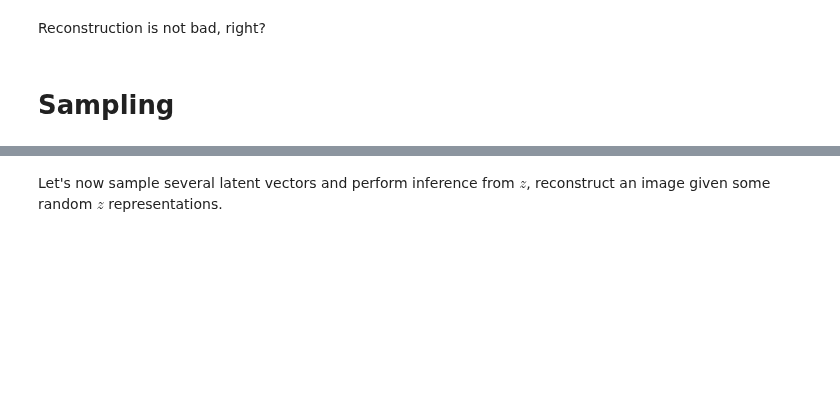
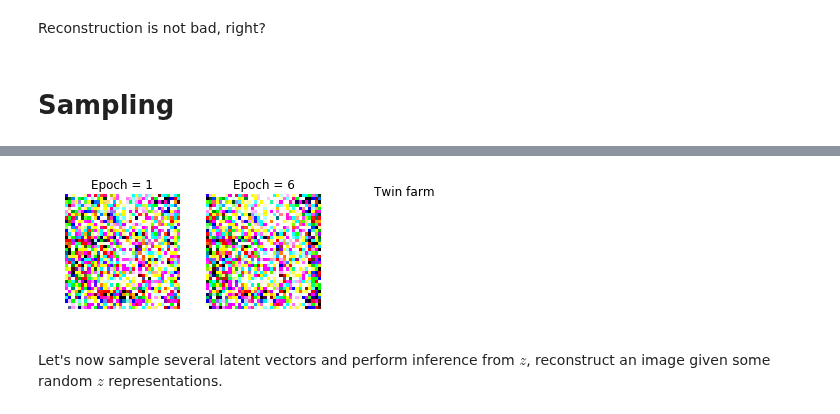
Before and after one commit to SomeoneSerge/skt_deeplearning, a Jupyter notebook: HW3/homework03_part2_vae_advanced.ipynb, the cells around one changed output, grey strips where cells are left out. Cells and saved outputs as stored; diff of their text form; code cells hidden in the pictures; blank space fills up the shorter version.

```diff
--- a/HW3/homework03_part2_vae_advanced.ipynb
+++ b/HW3/homework03_part2_vae_advanced.ipynb
@@ -114,0 +191,37 @@ optimizer = optim.Adam(autoencoder.parameters())
+# %%
+# Train your autoencoder
+# Visualize progress in reconstruction and loss decay
+
+import tensorboardX
+
+def opt_step_aenc(net, opt, loss, x, label):
+    net.train()
+    x = x.to(DEVICE)
+    # y = y.to(DEVICE)
+    opt.zero_grad()
+    xhat, z = net(x)
+    L = loss(xhat, x)
+    L.backward()
+    opt.step()
+    return L.item()
+
+def epoch_aenc(net, opt, loss, data):
+    for x, y in data:
+        yield ('loss', opt_step_aenc(net, opt, loss, x, y))
+
+def train_aenc(experiment_name, net, opt, loss, data_train, data_test, n_epochs):
+    tensorboard = tensorboardX.SummaryWriter(f'vae_runs/{experiment_name}')
+    mse = torch.nn.MSELoss()
+    def metric(net, data):
+        mses = []
+        net.eval()
+        with torch.no_grad():
+            for x, label in data:
+                x = x.to(DEVICE)
+                mses.append(mse(net(x)[0], x).item())
+        return np.mean(mses)
+
+    for e in range(n_epochs):
+        for i, (scalar_name, scalar_val) in enumerate(epoch_aenc(net, opt, loss, data_train)):
+            tensorboard.add_scalar(scalar_name, scalar_val, i)
+        tensorboard.add_scalar('evaluation', metric(net, data_test), e)
@@ -114,0 +230,2 @@ optimizer = optim.Adam(autoencoder.parameters())
+# %%
+train_aenc('fc3', autoencoder, optimizer, criterion, train_loader, val_loader, 50)
@@ -132,13 +275,19 @@ plt.imshow(putin.numpy().reshape((image_w, image_w, 3)))
 # %%
+# just to see what the code below does (I don't want to read it)
+z = (np.random.randn(2, dimZ)*0.5).astype('float32')
+image_progress = autoencoder.decoder(Variable(torch.from_numpy(z)).cuda()).clamp(0, 1)
+
 plt.figure(figsize=(10, 12))
 plt.suptitle('Twin farm')
 for i in range(len(image_progress[:20])):
     plt.subplots_adjust(bottom=0.0, left=.1, right=.9, top=.50, hspace=.15)
     plt.subplot(6, 5, 5*(i//5) + i % 5 + 1)
     plt.imshow(image_progress[i].clamp(0,1).data.cpu().numpy().reshape(image_w, image_h, 3))
     plt.title('Epoch = {}'.format(i * 5 + 1))
     plt.axis('off')
 plt.tight_layout()
+# %% [output]
+[figure, added]
 # %% [markdown]
 Let's now sample several latent vectors and perform inference from $z$, reconstruct an image given some random $z$ representations.
 # %%
```
Also changed, not shown: parts of 16 cells of this notebook, 4 other files.
